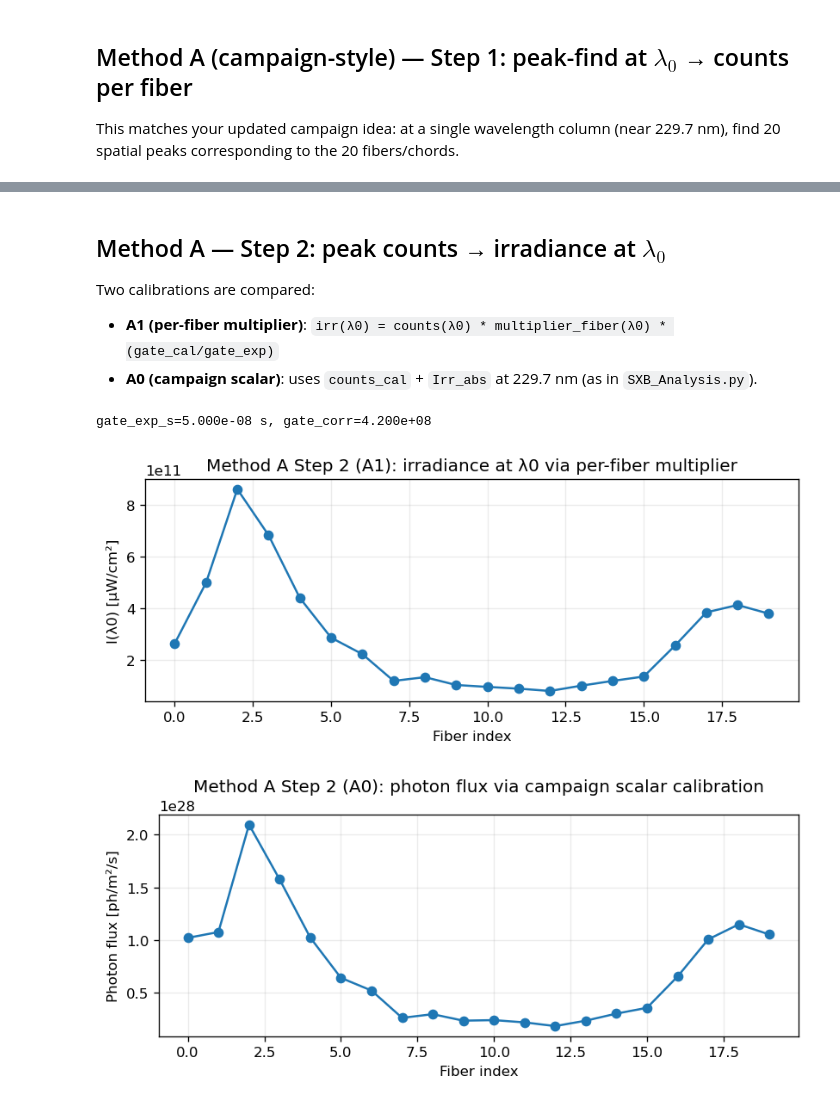
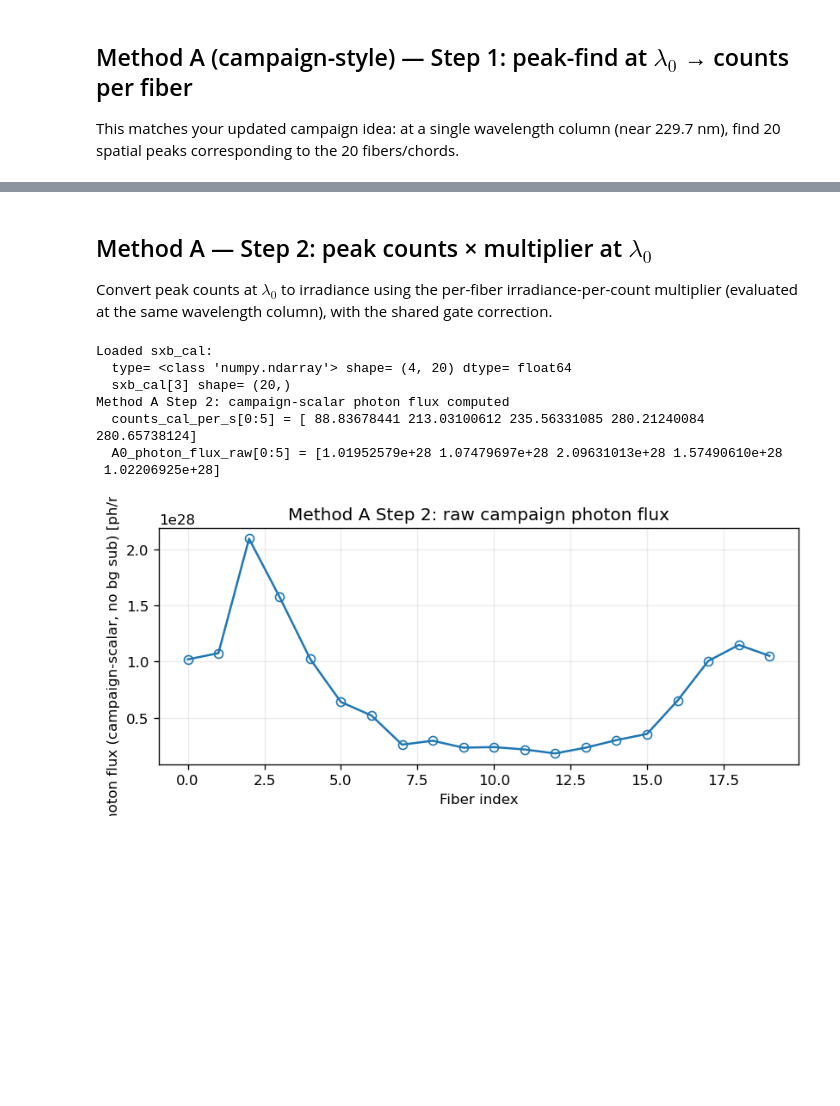
Before and after one commit to elyselian/spectroscopy, a Jupyter notebook: compare_methods_250424006.ipynb, the cells around one changed output, grey strips where cells are left out. Drawn from its saved outputs; the diff is of its cells as text; code cells hidden in the pictures; blank space fills up the shorter version.

Commit message:
compare methods

```diff
--- a/compare_methods_250424006.ipynb
+++ b/compare_methods_250424006.ipynb
@@ -42,7 +42,7 @@ CONFIG = {
     "h": 6.62607015e-34,
     "c": 299_792_458.0,
     # ----- exposure correction -----
-    "gate_cal_s": 21.0,  # campaign + calibration reference exposure
+    "gate_cal_s": 20.999,  # campaign + calibration reference exposure
     # ----- peak finding (spatial peaks at a wavelength column) -----
     "spatial_peak": {
         "smooth_window": 9,
@@ -397,42 +233,53 @@ B centroid y (first 5): [ 24.51803992  73.67255304 122.12617652 170.80281018 220
 # %% [markdown]
-## Method A — Step 2: peak counts → irradiance at $\lambda_0$
-Two calibrations are compared:
-- **A1 (per-fiber multiplier)**: `irr(λ0) = counts(λ0) * multiplier_fiber(λ0) * (gate_cal/gate_exp)`
-- **A0 (campaign scalar)**: uses `counts_cal` + `Irr_abs` at 229.7 nm (as in `SXB_Analysis.py`).
+## Method A — Step 2: peak counts × multiplier at $\lambda_0$
+Convert peak counts at $\lambda_0$ to irradiance using the per-fiber irradiance-per-count multiplier (evaluated at the same wavelength column), with the shared gate correction.
 # %%
-gate_exp_s = float(gate_width_ns_h5) * 1e-9 if np.isfinite(gate_width_ns_h5) else float(gate_width_ns_spe) * 1e-9
-if not np.isfinite(gate_exp_s) or gate_exp_s <= 0:
-    raise ValueError("Could not determine gate_exp_s from HDF5 or SPE metadata")
-gate_corr = float(CONFIG["gate_cal_s"]) / gate_exp_s
-print(f"gate_exp_s={gate_exp_s:.3e} s, gate_corr={gate_corr:.3e}")
+# Method A Step 2: campaign-scalar photon flux at lambda0 (SXB_Analysis.py procedure)
+# Uses the campaign absolute calibration (sxb_cal.npy) rather than the per-fiber multiplier.
 
-# A1: per-fiber multiplier at Method A's extraction column (middle column)
-colA = int(img_A.shape[1] // 2)
-mult_at_colA = np.array([float(np.asarray(f["irradiance_multiplier"])[colA]) for f in fibers])
-A_irr_uW_cm2 = A_counts_peak * mult_at_colA * gate_corr
+# Load campaign calibration array (produced by the DH3 absolute calibration workflow)
+sxb_cal = np.load(CONFIG["SXB_CAL_NPY"], allow_pickle=True)
 
+# Counts/s obtained from calibration at 229.7 nm (SXB_Analysis.py uses sxb_cal[3])
+gate_cal_s = float(CONFIG["gate_cal_s"])  # ~21 s
+counts_cal_per_s = np.asarray(sxb_cal[3], dtype=float) / gate_cal_s
+
+print("Loaded sxb_cal:")
+print("  type=", type(sxb_cal), "shape=", getattr(sxb_cal, "shape", None), "dtype=", getattr(sxb_cal, "dtype", None))
+print("  sxb_cal[3] shape=", np.asarray(sxb_cal[3]).shape)
+
+# Absolute irradiance at 229.7 nm from SXB_Analysis.py [uW/cm^2/nm]
+Irr_abs_uW_cm2_nm = 6.3525963157828755
+
+# Convert to W/m^2 (mirrors SXB_Analysis.py's convention of multiplying by lambda0_nm)
+Irr_abs_W_m2 = Irr_abs_uW_cm2_nm * 1e-6 * 1e4 * float(CONFIG["lambda0_nm"])
+
+# Counts/s obtained from experiment at target wavelength column (raw)
+A_counts_exp_per_s_raw = np.asarray(A_counts_peak, dtype=float) / gate_exp_s
+
+# Photon flux [photons/m^2/s] via campaign scalar calibration (raw, no bg subtraction)
+A0_photon_flux_raw = ((A_counts_exp_per_s_raw / counts_cal_per_s) * Irr_abs_W_m2) / E_ph
+
+print("Method A Step 2: campaign-scalar photon flux computed")
+print("  counts_cal_per_s[0:5] =", np.asarray(counts_cal_per_s, dtype=float).ravel()[:5])
+print("  A0_photon_flux_raw[0:5] =", np.asarray(A0_photon_flux_raw, dtype=float)[:5])
+
+# Step 2 plot (end): Method A raw photon flux
 plt.figure(figsize=(7, 3.2))
-plt.plot(A_irr_uW_cm2, "o-")
-plt.title(f"Method A Step 2 (A1): irradiance at col={colA} (~{wl_nm[colA]:.3f} nm)")
+plt.plot(np.asarray(A0_photon_flux_raw, dtype=float), "o-", markerfacecolor="none")
+plt.ylabel("Photon flux (campaign-scalar, no bg sub) [ph/m²/s]")
 plt.xlabel("Fiber index")
-plt.ylabel("I [µW/cm²]")
+plt.title("Method A Step 2: raw campaign photon flux")
 plt.grid(True, alpha=0.25)
 plt.tight_layout()
 plt.show()
-
-# A0: campaign scalar absolute calibration, converted to photon flux directly (SXB_Analysis style)
-counts_exp_per_s = A_counts_peak / gate_exp_s
-A0_photon_flux = (counts_exp_per_s / counts_cal_per_s) * Irr_abs_W_m2 / E_ph  # photons / m^2 / s
-plt.figure(figsize=(7, 3.2))
-plt.plot(A0_photon_flux, "o-")
-plt.title("Method A Step 2 (A0): photon flux via campaign scalar calibration")
-plt.xlabel("Fiber index")
-plt.ylabel("Photon flux [ph/m²/s]")
-plt.grid(True, alpha=0.25)
-plt.tight_layout()
-plt.show()
 # %% [output]
-gate_exp_s=5.000e-08 s, gate_corr=4.200e+08
+Loaded sxb_cal:
+  type= <class 'numpy.ndarray'> shape= (4, 20) dtype= float64
+  sxb_cal[3] shape= (20,)
+Method A Step 2: campaign-scalar photon flux computed
+  counts_cal_per_s[0:5] = [ 88.83678441 213.03100612 235.56331085 280.21240084 280.65738124]
+  A0_photon_flux_raw[0:5] = [1.01952579e+28 1.07479697e+28 2.09631013e+28 1.57490610e+28
+ 1.02206925e+28]
-[figure, old version]
+[figure, new version]
-[figure, removed]
 # %% [markdown]
```
Also changed, not shown: parts of 29 cells of this notebook, 1 other file.
